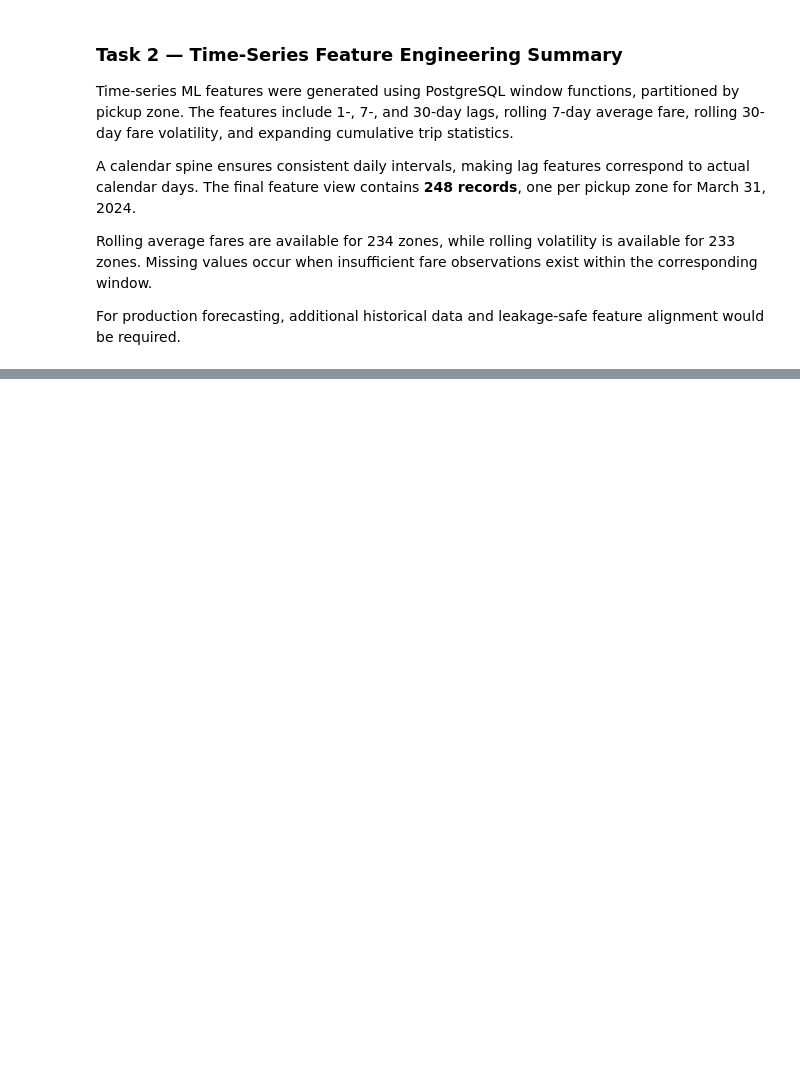
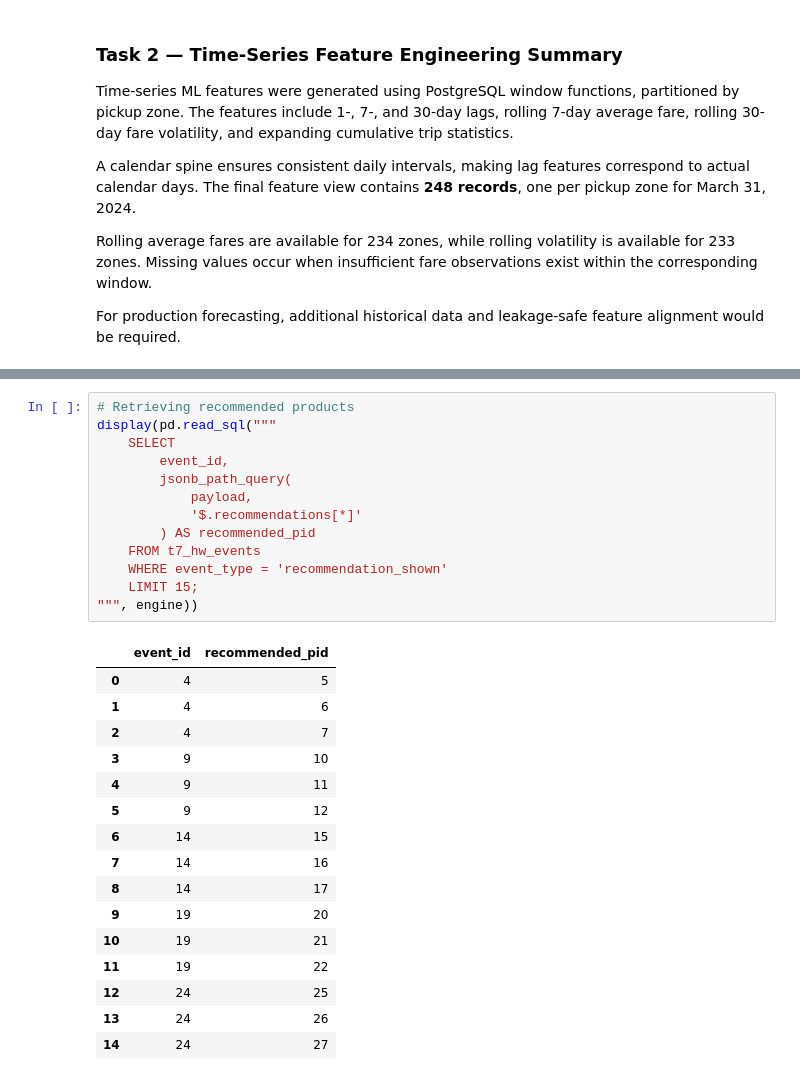
Before and after one commit to BorysZhyhalo/goit-rdb-hw-07, a Jupyter notebook: hw_07_rdb.ipynb, the cells around one changed output, grey strips where cells are left out. Saved outputs shown, nothing was run; the diff lists cells and outputs as text; blank space fills up the shorter version.

```diff
--- a/hw_07_rdb.ipynb
+++ b/hw_07_rdb.ipynb
@@ -436,0 +617,30 @@ For production forecasting, additional historical data and leakage-safe feature
+# %%
+# Retrieving recommended products
+display(pd.read_sql("""
+    SELECT
+        event_id,
+        jsonb_path_query(
+            payload,
+            '$.recommendations[*]'
+        ) AS recommended_pid
+    FROM t7_hw_events
+    WHERE event_type = 'recommendation_shown'
+    LIMIT 15;
+""", engine))
+# %% [output]
+|  | event_id | recommended_pid |
+| 0 | 4 | 5 |
+| 1 | 4 | 6 |
+| 2 | 4 | 7 |
+| 3 | 9 | 10 |
+| 4 | 9 | 11 |
+| 5 | 9 | 12 |
+| 6 | 14 | 15 |
+| 7 | 14 | 16 |
+| 8 | 14 | 17 |
+| 9 | 19 | 20 |
+| 10 | 19 | 21 |
+| 11 | 19 | 22 |
+| 12 | 24 | 25 |
+| 13 | 24 | 26 |
+| 14 | 24 | 27 |
```
Also changed, not shown: parts of 9 cells of this notebook.
